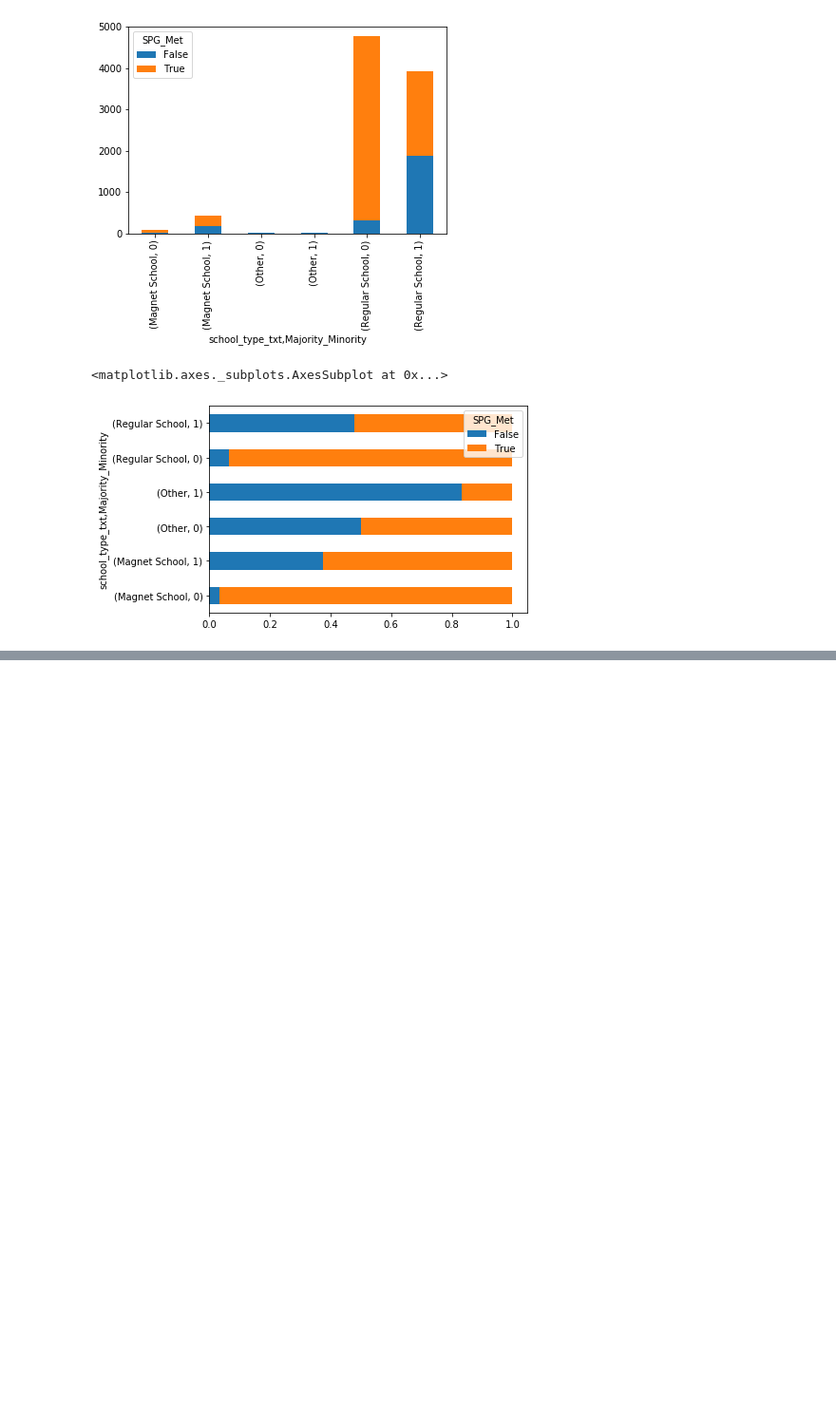
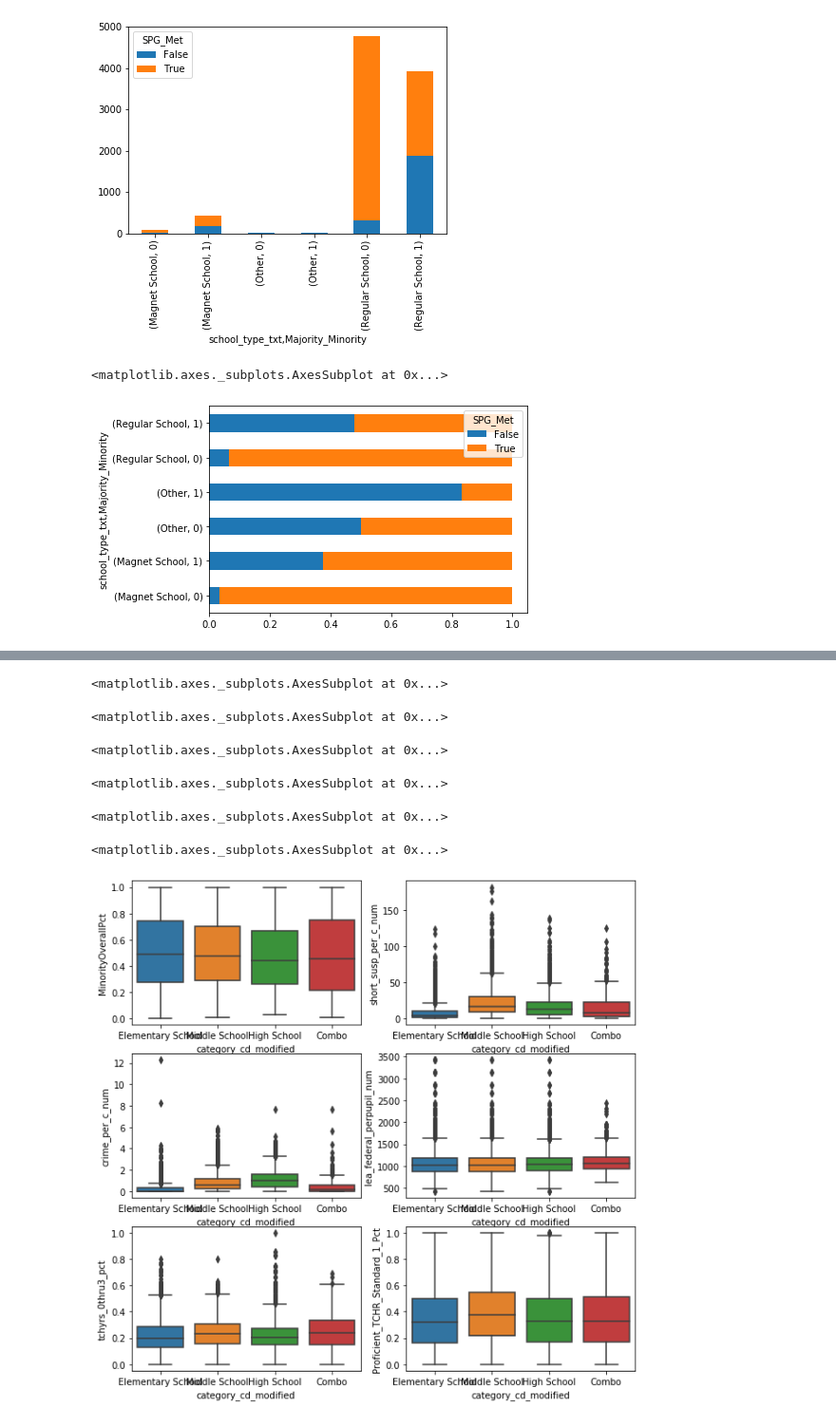
Before and after one commit to fredpoon/ds_7331_jyrf_eda, a Jupyter notebook: NCEdu_Visual_YZ.ipynb, the cells around one changed output, grey strips where cells are left out. Shown at 95% size. Drawn from its saved outputs; the diff is of its cells as text; code cells hidden in the pictures; blank space fills up the shorter version.

```diff
--- a/NCEdu_Visual_YZ.ipynb
+++ b/NCEdu_Visual_YZ.ipynb
@@ -430,0 +495,35 @@ spg_rate.plot(kind='barh',
+# %%
+#Let's see the distribution of scores with different variables
+
+
+f, axes = plt.subplots(3, 2,figsize=(10,10))
+
+
+
+#SPG grade related to white percentage
+sns.boxplot(  y="MinorityOverallPct", x= "category_cd_modified", data=df_SPG,  orient='v' , ax=axes[0,0],order=['Elementary School','Middle School','High School','Combo'])
+
+
+#SPG grade related to Short term suspensions per 100 students
+sns.boxplot(  y="short_susp_per_c_num", x= "category_cd_modified", data=df_SPG,  orient='v' , ax=axes[0,1],order=['Elementary School','Middle School','High School','Combo'])
+
+#SPG grade related to Crime rate
+sns.boxplot(  y="crime_per_c_num", x= "category_cd_modified", data=df_SPG,  orient='v' , ax=axes[1,0],order=['Elementary School','Middle School','High School','Combo'])
+
+
+#SPG grade related to federal funding
+sns.boxplot(  y="lea_federal_perpupil_num", x= "category_cd_modified", data=df_SPG,  orient='v' , ax=axes[1,1],order=['Elementary School','Middle School','High School','Combo'])
+
+#SPG grade related to teacher experience
+sns.boxplot(  y="tchyrs_0thru3_pct", x= "category_cd_modified", data=df_SPG,  orient='v' , ax=axes[2,0],order=['Elementary School','Middle School','High School','Combo'])
+
+#SPG grade related to teacher effectiveness
+sns.boxplot(  y="Proficient_TCHR_Standard_1_Pct", x= "category_cd_modified", data=df_SPG,  orient='v' , ax=axes[2,1],order=['Elementary School','Middle School','High School','Combo'])
+# %% [output]
+<matplotlib.axes._subplots.AxesSubplot at 0x...>
+<matplotlib.axes._subplots.AxesSubplot at 0x...>
+<matplotlib.axes._subplots.AxesSubplot at 0x...>
+<matplotlib.axes._subplots.AxesSubplot at 0x...>
+<matplotlib.axes._subplots.AxesSubplot at 0x...>
+<matplotlib.axes._subplots.AxesSubplot at 0x...>
+[figure, added]
```
Also changed, not shown: parts of 10 cells of this notebook.
